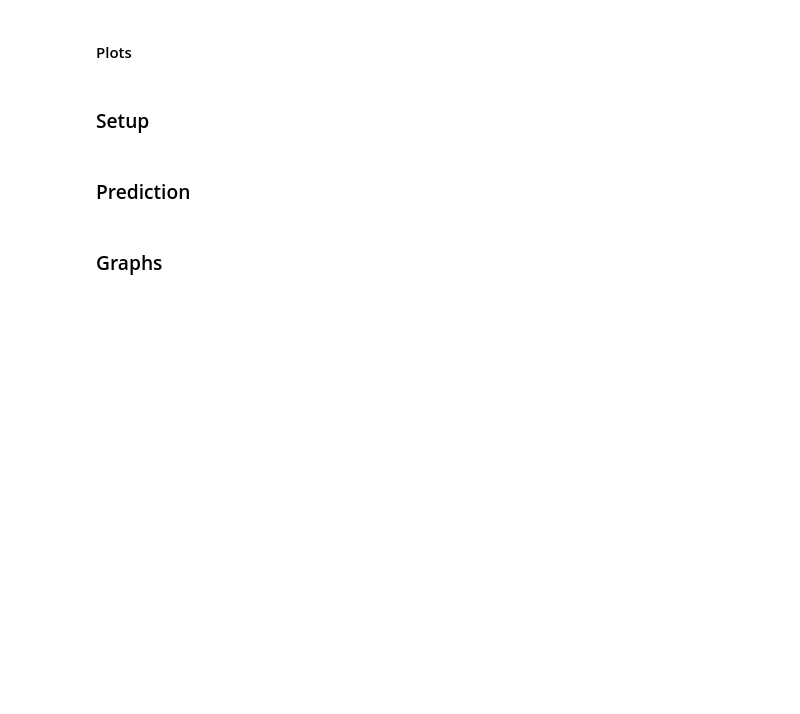
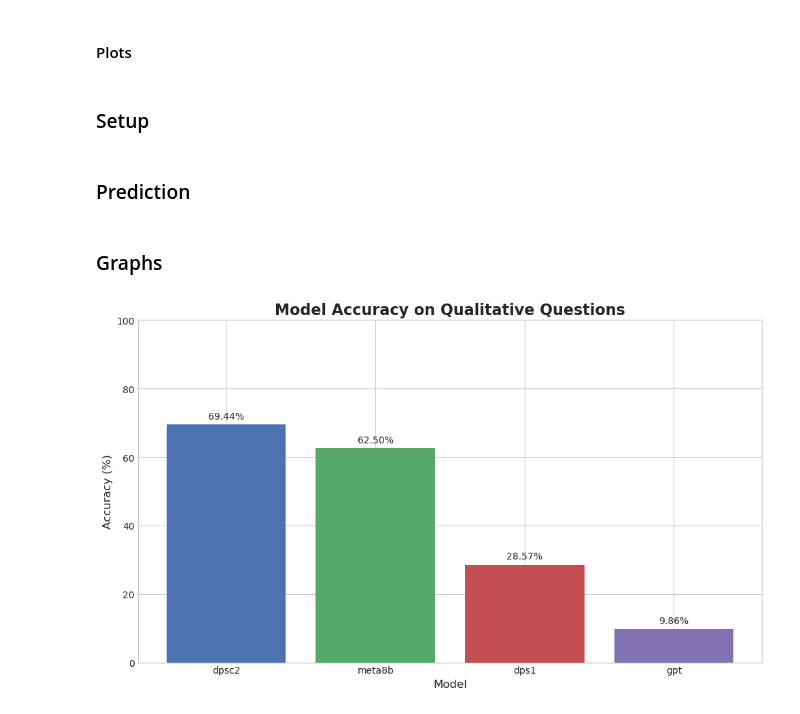
Before and after one commit to lac-dcc/baku, a Jupyter notebook: notebooks/Prediction_test.ipynb, the cells around one changed output. Drawn from its saved outputs; the diff is of its cells as text; code cells hidden in the pictures; blank space fills up the shorter version.

Commit message:
[FEAT] Graph of qualitative questions accuracy

```diff
--- a/notebooks/Prediction_test.ipynb
+++ b/notebooks/Prediction_test.ipynb
@@ -481,3 +482,29 @@ for counter, origins in results.items():
             if q_type == "random_qualitative":
                 operation_name = f"{counter}_{origin}_{q_type}"
                 question_dist(answers, operation_name)
+# %%
+df = pd.read_csv("../data/prediction_test/models_question.csv")
+
+accuracy = df.groupby('model')['is_correct'].value_counts(normalize=True).unstack()
+accuracy_percent = (accuracy[True] * 100).sort_values(ascending=False)
+
+plt.style.use('seaborn-v0_8-whitegrid')
+fig, ax = plt.subplots(figsize=(10, 6))
+
+bars = ax.bar(accuracy_percent.index, accuracy_percent.values, color=['#4C72B0', '#55A868', '#C44E52', '#8172B2'])
+
+ax.set_title('Model Accuracy on Qualitative Questions', fontsize=16, fontweight='bold')
+ax.set_xlabel('Model', fontsize=12)
+ax.set_ylabel('Accuracy (%)', fontsize=12)
+ax.set_ylim(0, 100)
+
+for bar in bars:
+    yval = bar.get_height()
+    ax.text(bar.get_x() + bar.get_width()/2.0, yval + 1, f'{yval:.2f}%', ha='center', va='bottom')
+
+plt.xticks(rotation=0, ha='center')
+plt.tight_layout()
+
+plt.savefig('assets/model_accuracy_comparison.png')
+# %% [output]
+[figure, added]
```
Also changed, not shown: parts of 1 cell of this notebook, 2 other files.
